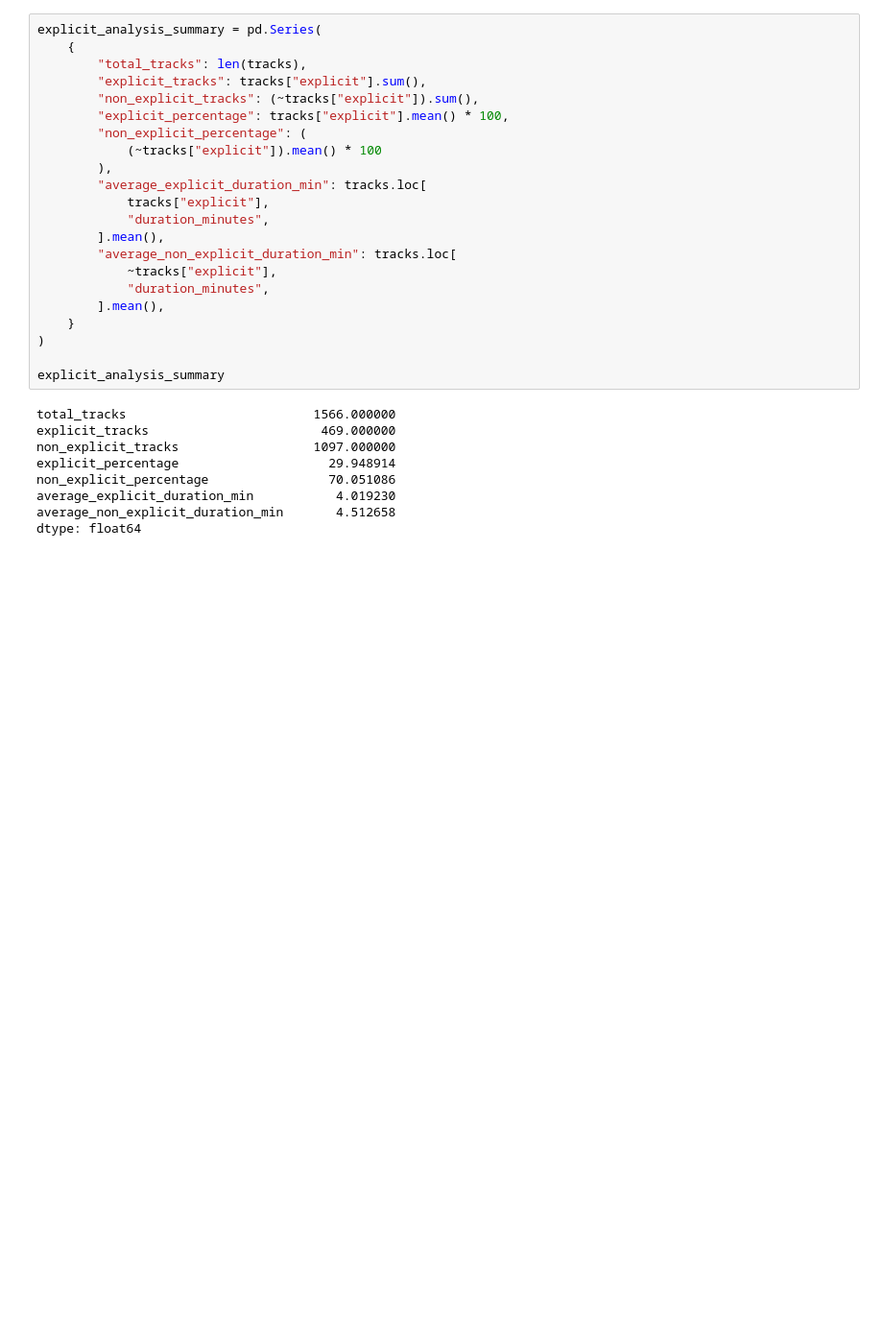
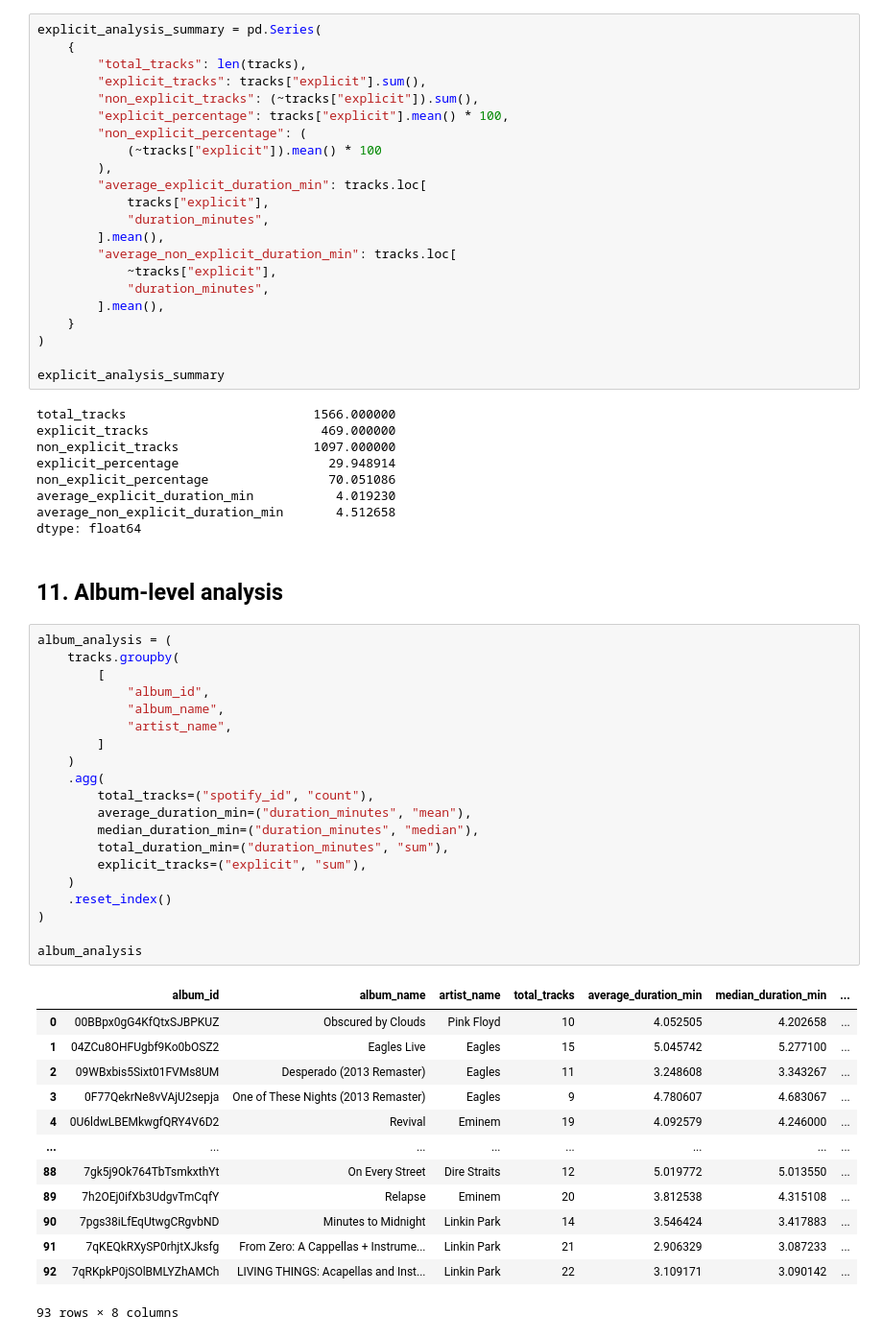
Before and after one commit to yagofelix00/spotify-music-analytics, a Jupyter notebook: notebooks/01_exploratory_analysis.ipynb, the cells around one changed output. Shown at 96% size. Saved outputs shown, nothing was run; the diff lists cells and outputs as text; blank space fills up the shorter version.

Commit message:
feat: add album-level analysis

```diff
--- a/notebooks/01_exploratory_analysis.ipynb
+++ b/notebooks/01_exploratory_analysis.ipynb
@@ -757,3 +757,39 @@ non_explicit_percentage                70.051086
 average_explicit_duration_min           4.019230
 average_non_explicit_duration_min       4.512658
 dtype: float64
+# %% [markdown]
+## 11. Album-level analysis
+# %%
+album_analysis = (
+    tracks.groupby(
+        [
+            "album_id",
+            "album_name",
+            "artist_name",
+        ]
+    )
+    .agg(
+        total_tracks=("spotify_id", "count"),
+        average_duration_min=("duration_minutes", "mean"),
+        median_duration_min=("duration_minutes", "median"),
+        total_duration_min=("duration_minutes", "sum"),
+        explicit_tracks=("explicit", "sum"),
+    )
+    .reset_index()
+)
+
+album_analysis
+# %% [output]
+|  | album_id | album_name | artist_name | total_tracks | average_duration_min | median_duration_min | ... |
+| 0 | 00BBpx0gG4KfQtxSJBPKUZ | Obscured by Clouds | Pink Floyd | 10 | 4.052505 | 4.202658 | ... |
+| 1 | 04ZCu8OHFUgbf9Ko0bOSZ2 | Eagles Live | Eagles | 15 | 5.045742 | 5.277100 | ... |
+| 2 | 09WBxbis5Sixt01FVMs8UM | Desperado (2013 Remaster) | Eagles | 11 | 3.248608 | 3.343267 | ... |
+| 3 | 0F77QekrNe8vVAjU2sepja | One of These Nights (2013 Remaster) | Eagles | 9 | 4.780607 | 4.683067 | ... |
+| 4 | 0U6ldwLBEMkwgfQRY4V6D2 | Revival | Eminem | 19 | 4.092579 | 4.246000 | ... |
+| ... | ... | ... | ... | ... | ... | ... | ... |
+| 88 | 7gk5j9Ok764TbTsmkxthYt | On Every Street | Dire Straits | 12 | 5.019772 | 5.013550 | ... |
+| 89 | 7h2OEj0ifXb3UdgvTmCqfY | Relapse | Eminem | 20 | 3.812538 | 4.315108 | ... |
+| 90 | 7pgs38iLfEqUtwgCRgvbND | Minutes to Midnight | Linkin Park | 14 | 3.546424 | 3.417883 | ... |
+| 91 | 7qKEQkRXySP0rhjtXJksfg | From Zero: A Cappellas + Instrume... | Linkin Park | 21 | 2.906329 | 3.087233 | ... |
+| 92 | 7qRKpkP0jSOlBMLYZhAMCh | LIVING THINGS: Acapellas and Inst... | Linkin Park | 22 | 3.109171 | 3.090142 | ... |
+93 rows × 8 columns
```
Also changed, not shown: parts of 18 cells of this notebook.
